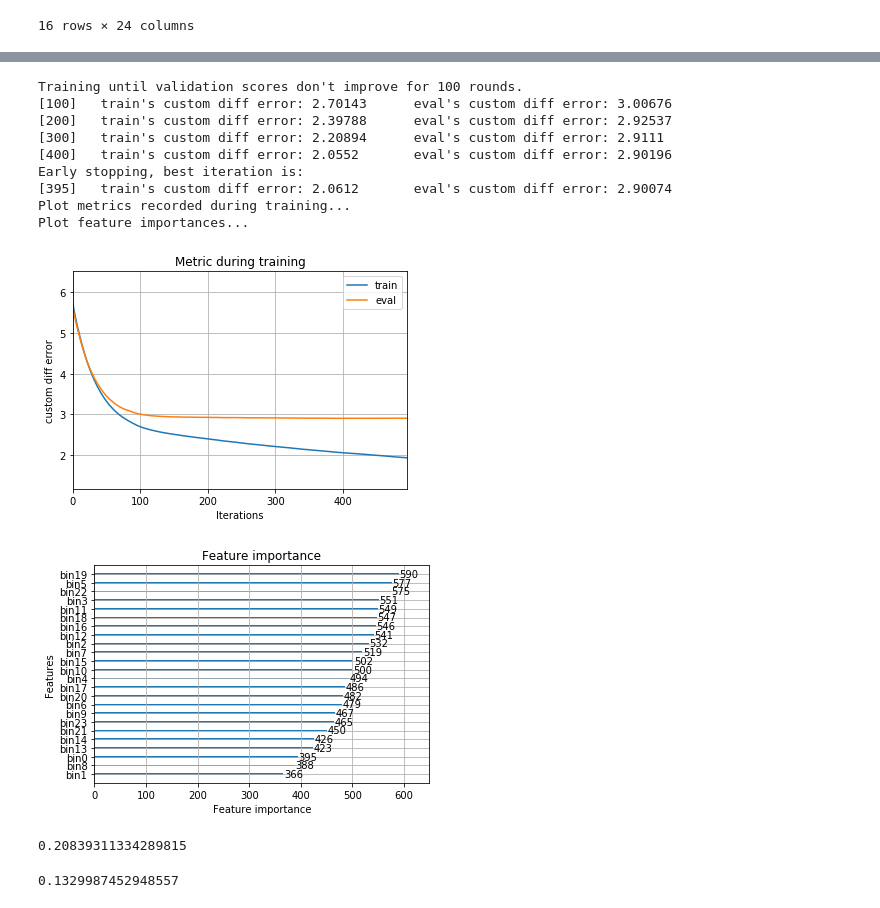
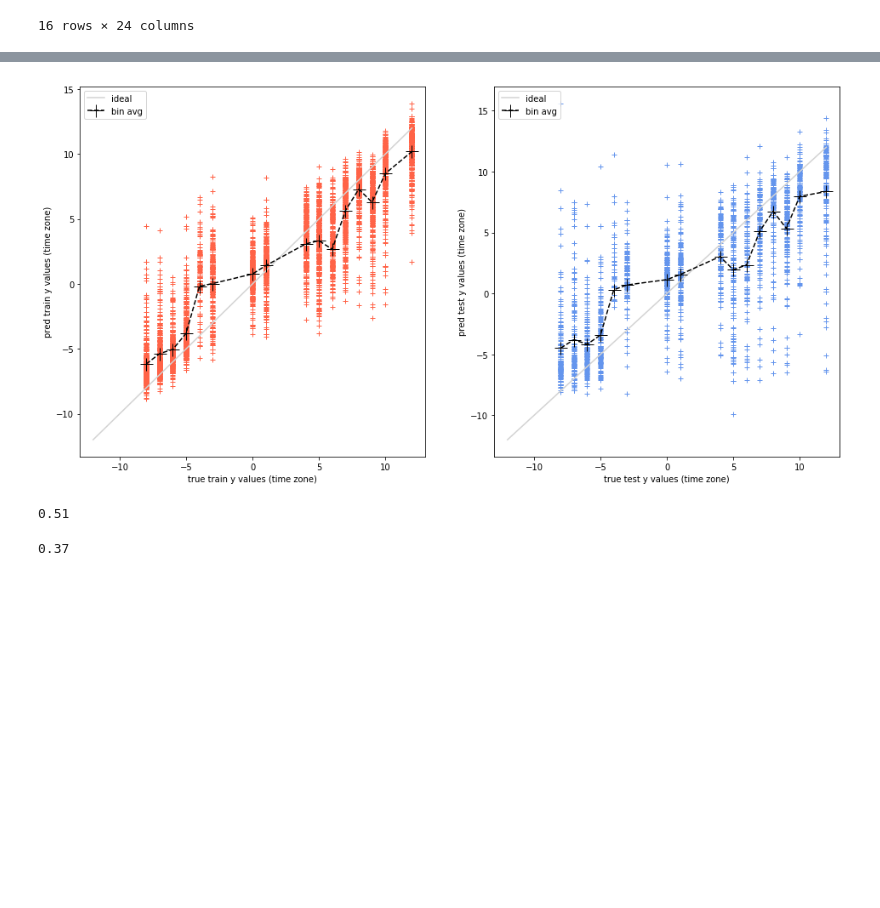
Before and after one commit to declanoller/reddit_DS, a Jupyter notebook: sandbox.ipynb, the cells around one changed output, grey strips where cells are left out. Cells and saved outputs as stored; diff of their text form; code cells hidden in the pictures; blank space fills up the shorter version.

Commit message:
comparing models

```diff
--- a/sandbox.ipynb
+++ b/sandbox.ipynb
@@ -143,14 +146,0 @@ x_val = x_val.drop(columns=['Unnamed: 0.1'])
-# %%
-lgb_model = ml.run_lightgbm(x_tr,x_val,y_tr,y_val)
-# %% [output]
-Training until validation scores don't improve for 100 rounds.
-[100]   train's custom diff error: 2.70143      eval's custom diff error: 3.00676
-[200]   train's custom diff error: 2.39788      eval's custom diff error: 2.92537
-[300]   train's custom diff error: 2.20894      eval's custom diff error: 2.9111
-[400]   train's custom diff error: 2.0552       eval's custom diff error: 2.90196
-Early stopping, best iteration is:
-[395]   train's custom diff error: 2.0612       eval's custom diff error: 2.90074
-Plot metrics recorded during training...
-Plot feature importances...
-[figure, removed]
-[figure, removed]
@@ -157,5 +152,9 @@ Plot feature importances...
 # %%
 y_tr_pred = lgb_model.predict(x_tr)
 y_val_pred = lgb_model.predict(x_val)
+# %%
+ml.plot_y_ypred(y_tr,y_tr_pred,y_val,y_val_pred)
+# %% [output]
+[figure, added]
 # %%
 
@@ -168,10 +170,10 @@ def approx_accuracy(y,ypred):
 
     return approx_accuracy
 # %%
-acc_tr = approx_accuracy(y_tr,y_tr_pred)
+acc_tr = ml.approx_accuracy(y_tr,y_tr_pred,1)
 # %% [output]
-0.20839311334289815
+0.51
 # %%
-acc_val = approx_accuracy(y_val,y_val_pred)
+acc_val = ml.approx_accuracy(y_val,y_val_pred,1)
 # %% [output]
-0.1329987452948557
+0.37
```
Also changed, not shown: parts of 25 cells of this notebook.
